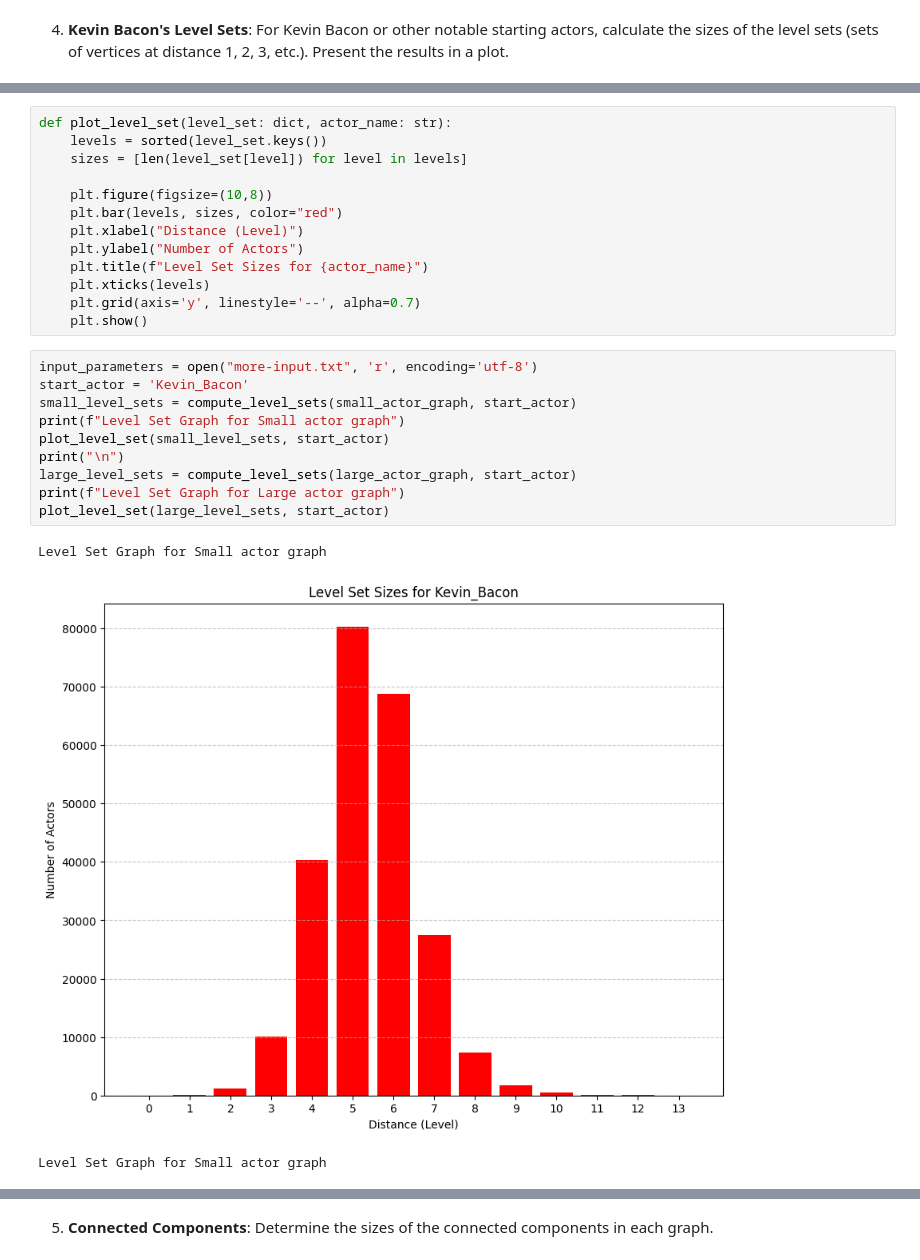
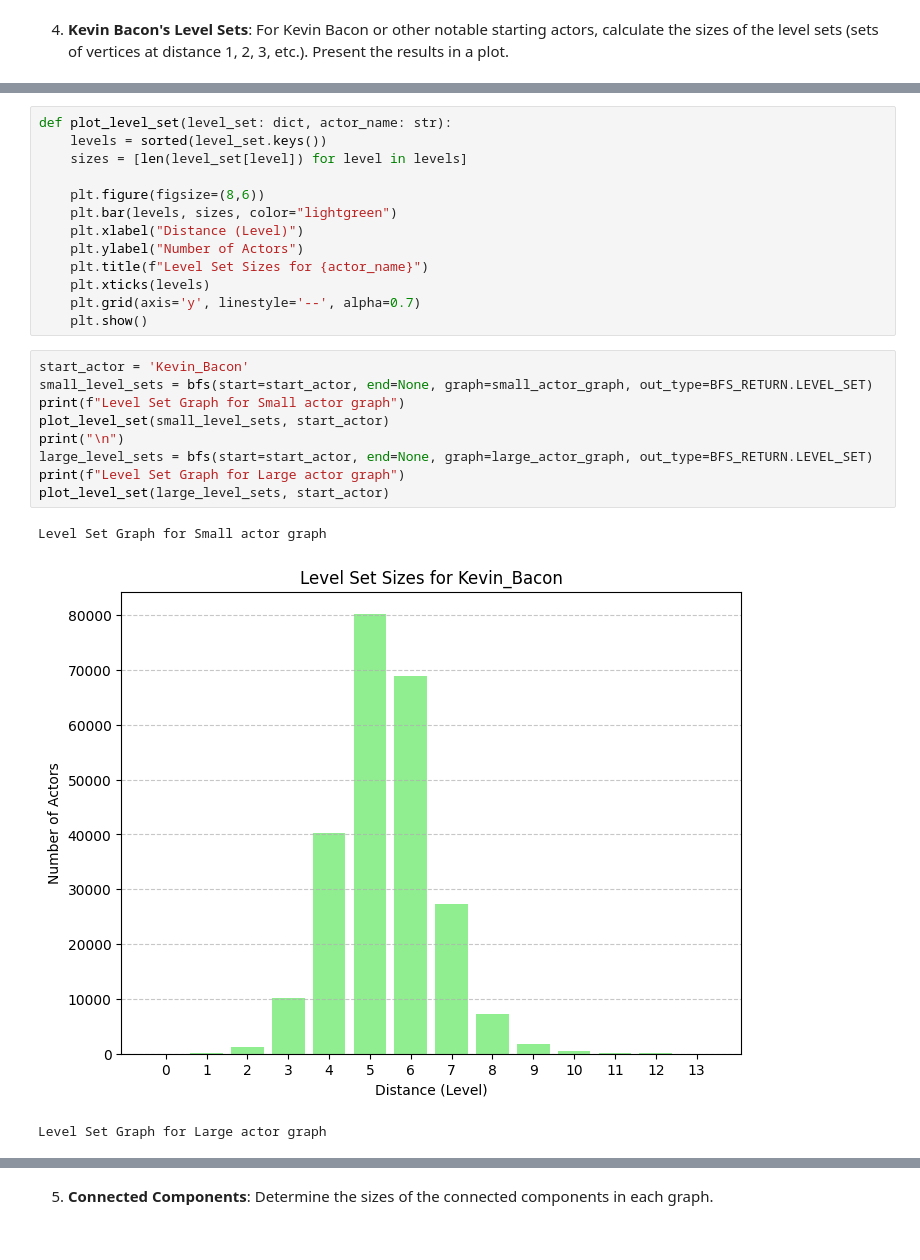
Before and after one commit to timpt0261/CSE_201_Winter_2025, a Jupyter notebook: HW1/submission.ipynb, the cells around one changed output, grey strips where cells are left out. Saved outputs shown, nothing was run; the diff lists cells and outputs as text.

```diff
--- a/HW1/submission.ipynb
+++ b/HW1/submission.ipynb
@@ -359,8 +369,8 @@ def plot_level_set(level_set: dict, actor_name: str):
     levels = sorted(level_set.keys())
     sizes = [len(level_set[level]) for level in levels]
 
-    plt.figure(figsize=(10,8))
-    plt.bar(levels, sizes, color="red")
+    plt.figure(figsize=(8,6))
+    plt.bar(levels, sizes, color="lightgreen")
     plt.xlabel("Distance (Level)")
     plt.ylabel("Number of Actors")
     plt.title(f"Level Set Sizes for {actor_name}")
@@ -368,16 +378,15 @@ def plot_level_set(level_set: dict, actor_name: str):
     plt.grid(axis='y', linestyle='--', alpha=0.7)
     plt.show()
 # %%
-input_parameters = open("more-input.txt", 'r', encoding='utf-8')
 start_actor = 'Kevin_Bacon'
-small_level_sets = compute_level_sets(small_actor_graph, start_actor)
+small_level_sets = bfs(start=start_actor, end=None, graph=small_actor_graph, out_type=BFS_RETURN.LEVEL_SET)
 print(f"Level Set Graph for Small actor graph")
 plot_level_set(small_level_sets, start_actor)
 print("\n")
-large_level_sets = compute_level_sets(large_actor_graph, start_actor)
+large_level_sets = bfs(start=start_actor, end=None, graph=large_actor_graph, out_type=BFS_RETURN.LEVEL_SET)
 print(f"Level Set Graph for Large actor graph")
 plot_level_set(large_level_sets, start_actor)
 # %% [output]
 Level Set Graph for Small actor graph
-[figure, old version]
+[figure, new version]
-Level Set Graph for Small actor graph
+Level Set Graph for Large actor graph
```
Also changed, not shown: parts of 21 cells of this notebook.
